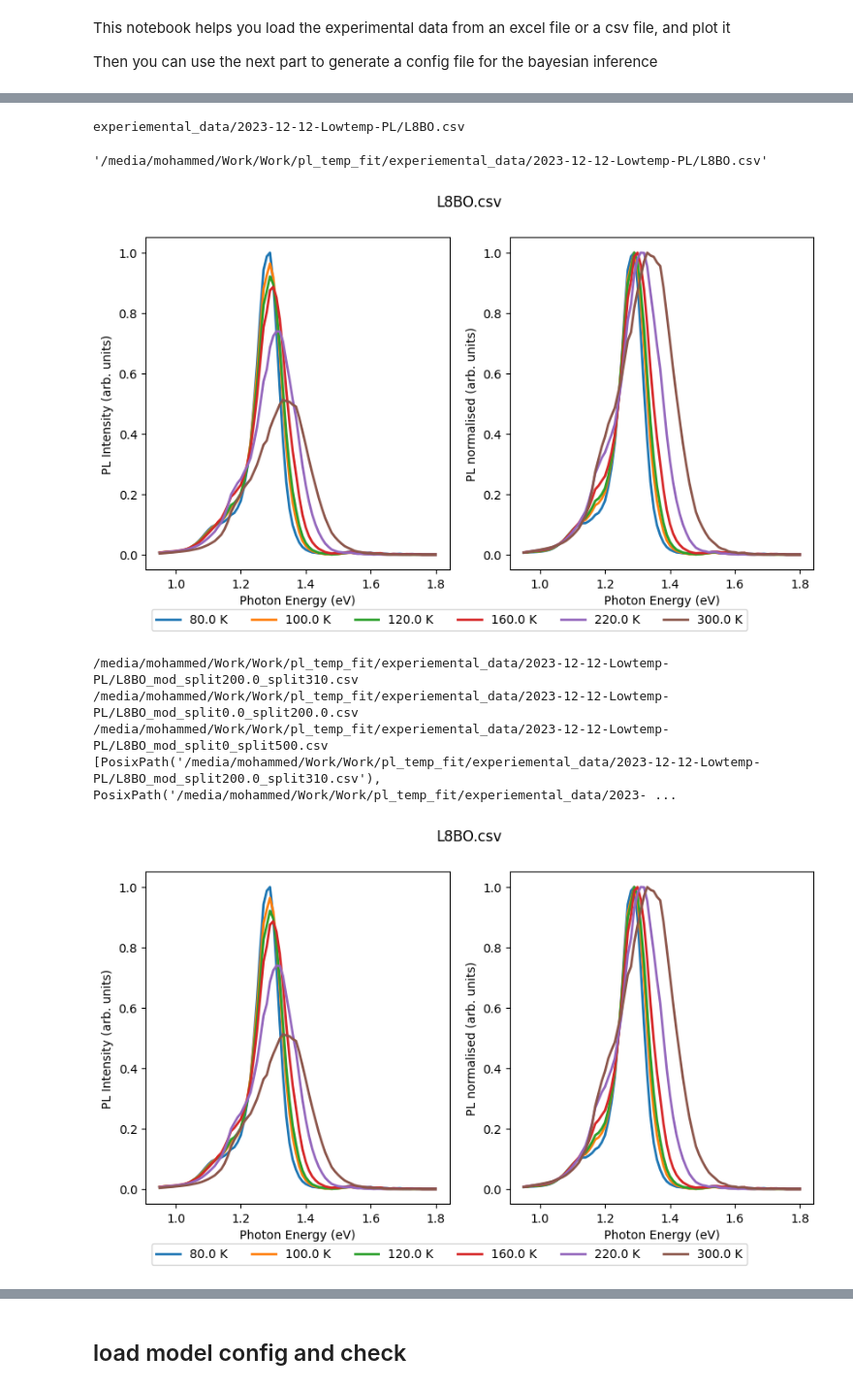
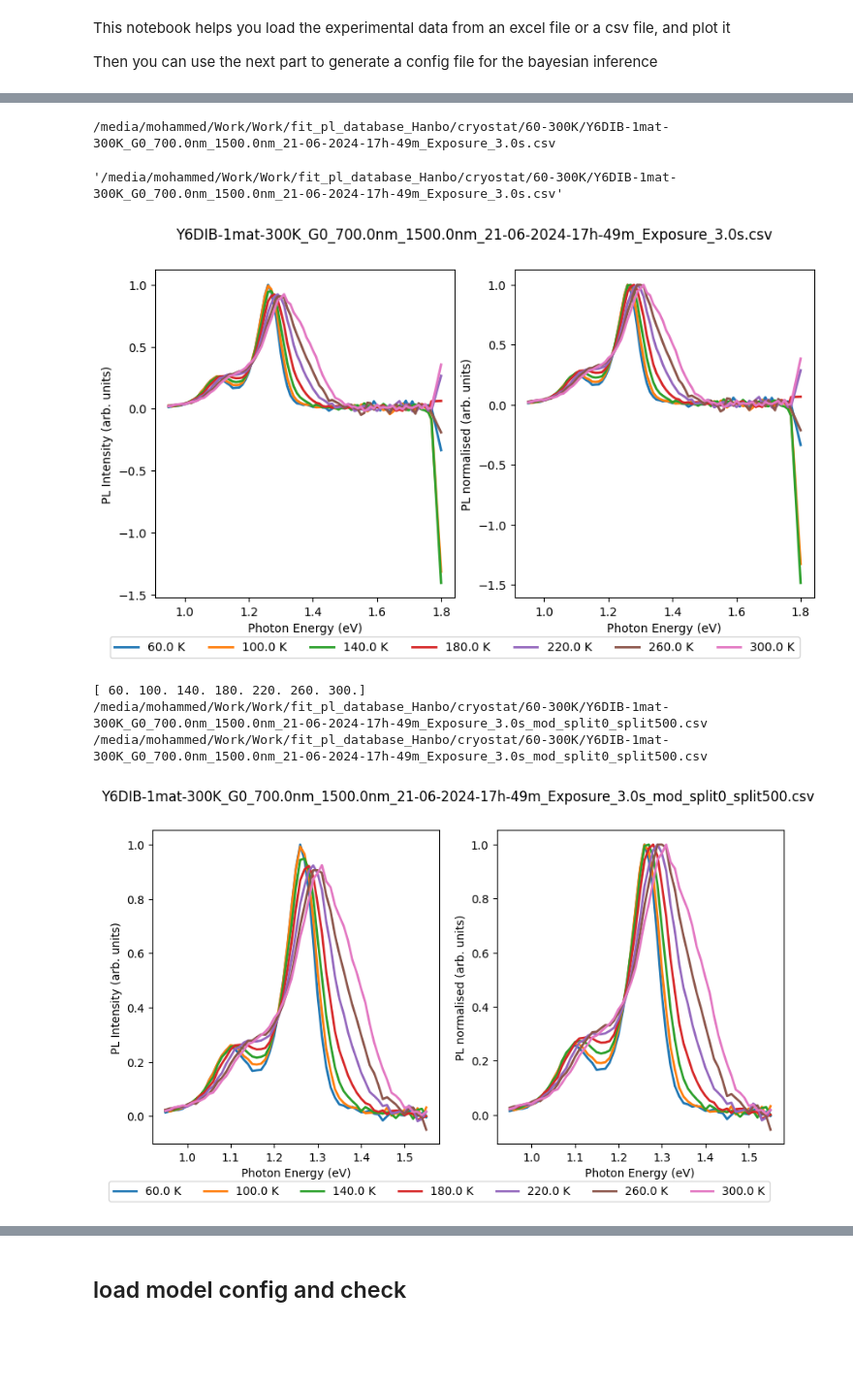
Before and after one commit to mohammedazzouzi15/pl_temp_fit, a Jupyter notebook: notebook/0_prepare_experimental_data_PL.ipynb, the cells around one changed output, grey strips where cells are left out. Shown at 97% size. Drawn from its saved outputs; the diff is of its cells as text; code cells hidden in the pictures; blank space fills up the shorter version.

```diff
--- a/notebook/0_prepare_experimental_data_PL.ipynb
+++ b/notebook/0_prepare_experimental_data_PL.ipynb
@@ -20,6 +20,8 @@ from pl_temp_fit import Exp_data_utils, config_utils
 # os.chdir('/home/mohammed/Work/pl_temp_fit/')
 
 os.chdir("/media/mohammed/Work/Work/pl_temp_fit/")
+# %%
+exp_dataset_path =Path("/media/mohammed/Work/Work/fit_pl_database_Hanbo/cryostat/60-300K/")
 # %%
 # Process the input data
 # if the data are in xlsx format convert them to csv
@@ -73,6 +62,8 @@ for xlsx_file in xlsx_files:
 # %%
 # Read the experimental data available
-csv_files = list(Path("experiemental_data/2023-12-12-Lowtemp-PL/").glob("*.csv"))
+csv_files = list(exp_dataset_path.glob("*.csv"))
+string_to_find = "Y6"
 for id, csv_file in enumerate(csv_files):
-    print(id, csv_file)
+    if string_to_find in str(csv_file):
+        print(id, csv_file)
 # %% [output]
@@ -97,7 +89,7 @@ for id, csv_file in enumerate(csv_files):
 # choose the data to be analysed
 # and plot them
 
-csv_name = csv_files[1]
+csv_name = csv_files[3]
 print(csv_name)
 Exp_data, temperature_list, hws = Exp_data_utils.read_data(csv_name)
 fig, ax = Exp_data_utils.plot_pl_data(
@@ -105,15 +97,16 @@ fig, ax = Exp_data_utils.plot_pl_data(
 )
 csv_name.absolute().as_posix()
 # %% [output]
-experiemental_data/2023-12-12-Lowtemp-PL/L8BO.csv
+/media/mohammed/Work/Work/fit_pl_database_Hanbo/cryostat/60-300K/Y6DIB-1mat-300K_G0_700.0nm_1500.0nm_21-06-2024-17h-49m_Exposure_3.0s.csv
-'/media/mohammed/Work/Work/pl_temp_fit/experiemental_data/2023-12-12-Lowtemp-PL/L8BO.csv'
+'/media/mohammed/Work/Work/fit_pl_database_Hanbo/cryostat/60-300K/Y6DIB-1mat-300K_G0_700.0nm_1500.0nm_21-06-2024-17h-49m_Exposure_3.0s.csv'
-[figure, old version]
+[figure, new version]
 # %%
 # modify the data if needed
 def change_wavelength_range(
     csv_name, hws_limits=[0.95, 1.6], step=0.01, temperature_split=[]
 ):
     data, temperature_list_old, hws_old = Exp_data_utils.read_data(csv_name)
+    print(temperature_list_old)
     temperature_split.append((0, 500))
     csv_names = []
     csv_name = csv_name.absolute().as_posix()
@@ -133,45 +126,45 @@ def change_wavelength_range(
         for _j, _i in enumerate(list_i):
             f = interpolate.interp1d(
                 hws_old, data[:, _i], axis=0, fill_value="extrapolate"
             )
             y[:, _j + 1] = f(hws)
         data_new = np.zeros((len(temperature_list) + 1, len(hws) + 1))
         data_new[:, 1:] = y.transpose()
         data_new[1:, 0] = temperature_list
         data_new = pd.DataFrame(data_new, columns=["Temperature"] + list(hws))
         new_csv_name = f'{csv_name.replace(".csv",f"_mod_split{temp_split[0]}_split{temp_split[1]}.csv")}'
         data_new.to_csv(
             new_csv_name,
             index=None,
             header=None,
         )
         print(
             new_csv_name
         )
         csv_names.append(
             Path(new_csv_name)
         )
     temp_split = temperature_split[0]
     return csv_names
 
 
 csv_names = change_wavelength_range(
     csv_name,
-    hws_limits=[1.05, 1.6],
+    hws_limits=[0.95, 1.55],
     step=0.01,
-    temperature_split=[(200.0, 310), (0.0, 200.0)],
+    temperature_split=[],
 )
-Exp_data, temperature_list, hws = Exp_data_utils.read_data(csv_name)
-fig, ax = Exp_data_utils.plot_pl_data(
-    Exp_data, temperature_list, hws, title=csv_name.name.split("/")[-1]
-)
-print(csv_names)
+for xsc_name in csv_names:
+    Exp_data, temperature_list, hws = Exp_data_utils.read_data(xsc_name)
+    fig, ax = Exp_data_utils.plot_pl_data(
+        Exp_data, temperature_list, hws, title=xsc_name.name.split("/")[-1]
+    )
+    print(xsc_name)
 # %% [output]
-/media/mohammed/Work/Work/pl_temp_fit/experiemental_data/2023-12-12-Lowtemp-PL/L8BO_mod_split200.0_split310.csv
-/media/mohammed/Work/Work/pl_temp_fit/experiemental_data/2023-12-12-Lowtemp-PL/L8BO_mod_split0.0_split200.0.csv
-/media/mohammed/Work/Work/pl_temp_fit/experiemental_data/2023-12-12-Lowtemp-PL/L8BO_mod_split0_split500.csv
-[PosixPath('/media/mohammed/Work/Work/pl_temp_fit/experiemental_data/2023-12-12-Lowtemp-PL/L8BO_mod_split200.0_split310.csv'), PosixPath('/media/mohammed/Work/Work/pl_temp_fit/experiemental_data/2023- ...
+[ 60. 100. 140. 180. 220. 260. 300.]
+/media/mohammed/Work/Work/fit_pl_database_Hanbo/cryostat/60-300K/Y6DIB-1mat-300K_G0_700.0nm_1500.0nm_21-06-2024-17h-49m_Exposure_3.0s_mod_split0_split500.csv
+/media/mohammed/Work/Work/fit_pl_database_Hanbo/cryostat/60-300K/Y6DIB-1mat-300K_G0_700.0nm_1500.0nm_21-06-2024-17h-49m_Exposure_3.0s_mod_split0_split500.csv
-[figure, old version]
+[figure, new version]
 # %%
 # initialise parameters for the model
 import importlib
```
Also changed, not shown: parts of 7 cells of this notebook, 6 other files.
